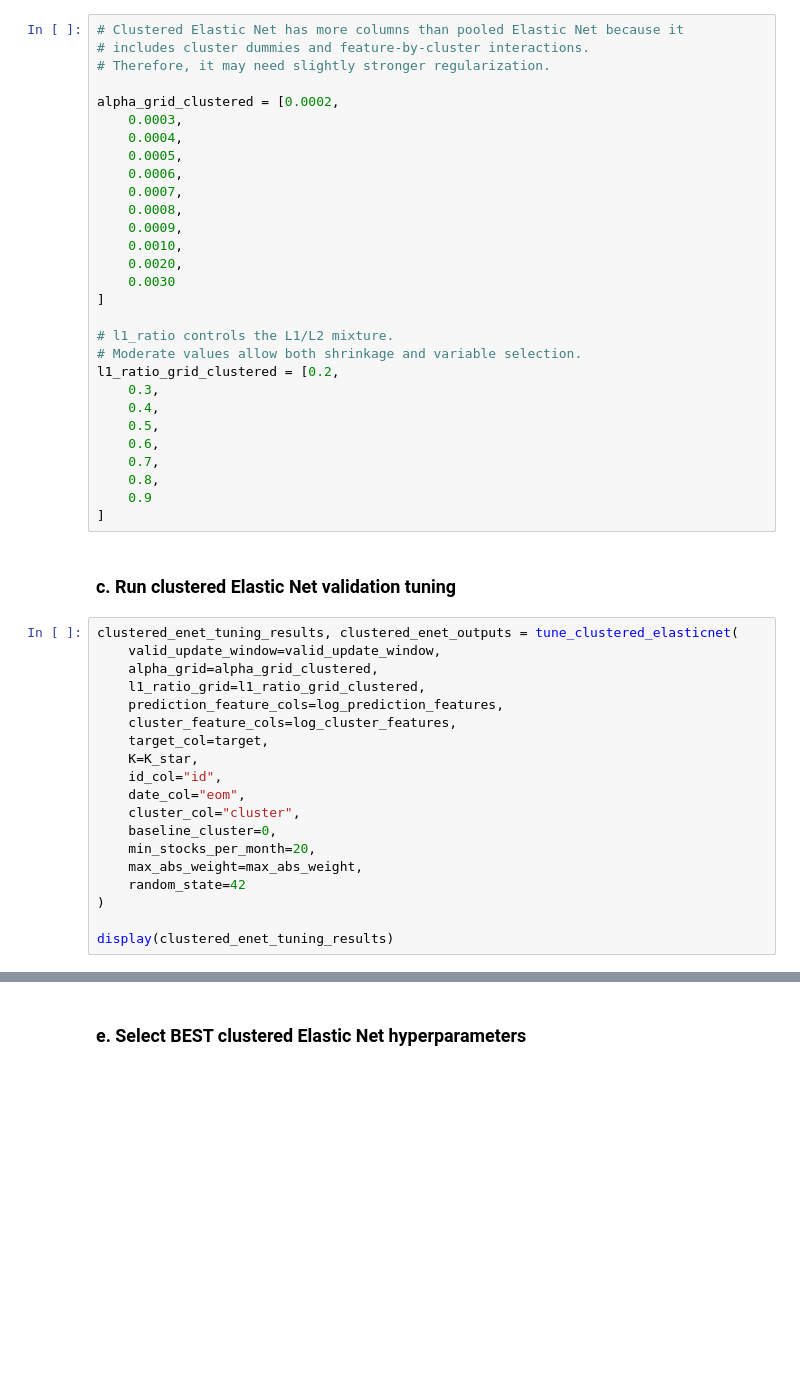
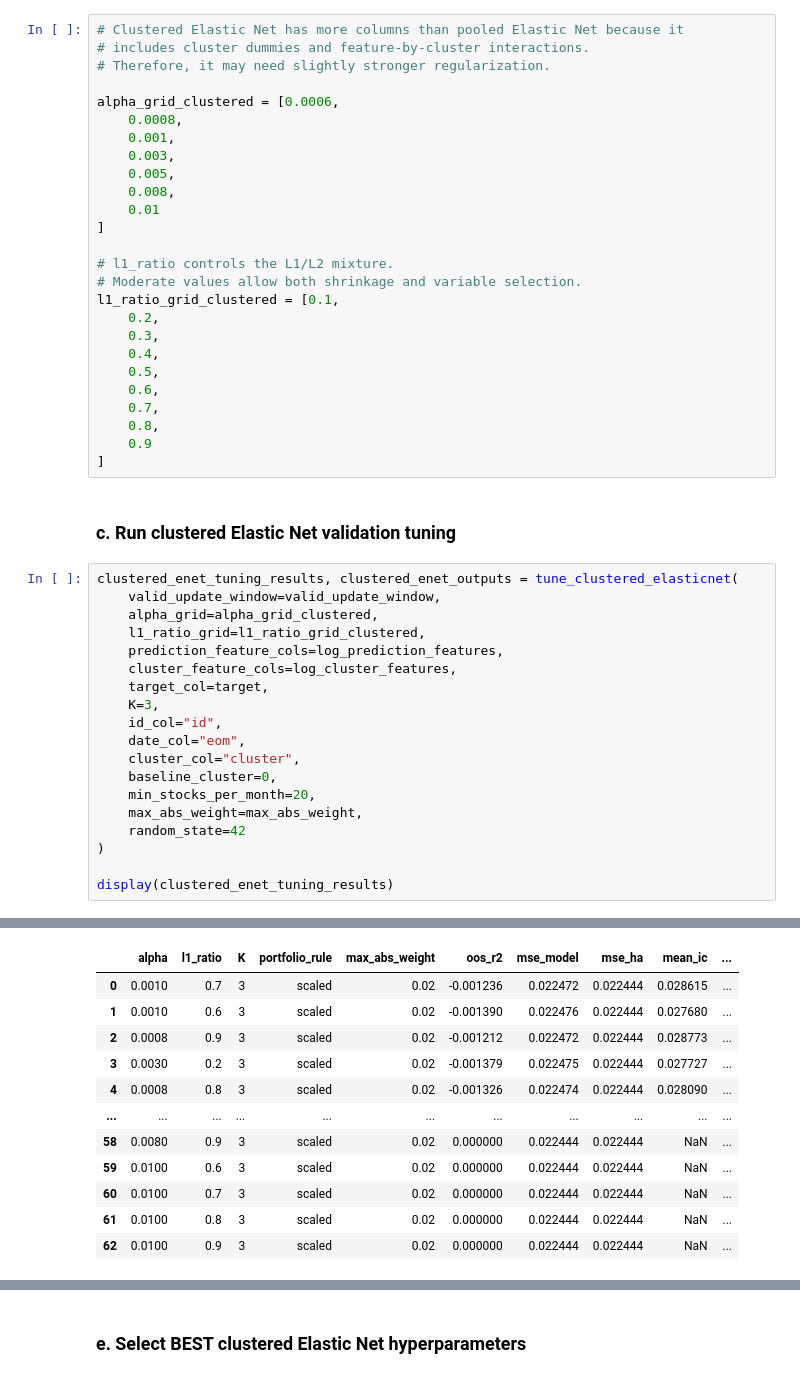
Before and after one commit to JackyJacky1029/FINA-4713-Group-9-Project, a Jupyter notebook: jkp_project.ipynb, the cells around one changed output, grey strips where cells are left out. Cells and saved outputs as stored; diff of their text form; blank space fills up the shorter version.

```diff
--- a/jkp_project.ipynb
+++ b/jkp_project.ipynb
@@ -2892,22 +2936,19 @@ def tune_clustered_elasticnet(
 # includes cluster dummies and feature-by-cluster interactions.
 # Therefore, it may need slightly stronger regularization.
 
-alpha_grid_clustered = [0.0002,
-    0.0003,
-    0.0004,
-    0.0005,
-    0.0006,
-    0.0007,
+alpha_grid_clustered = [0.0006,
     0.0008,
-    0.0009,
-    0.0010,
-    0.0020,
-    0.0030
+    0.001,
+    0.003,
+    0.005,
+    0.008,
+    0.01
 ]
 
 # l1_ratio controls the L1/L2 mixture.
 # Moderate values allow both shrinkage and variable selection.
-l1_ratio_grid_clustered = [0.2,
+l1_ratio_grid_clustered = [0.1,
+    0.2,
     0.3,
     0.4,
     0.5,
@@ -2926,7 +2967,7 @@ clustered_enet_tuning_results, clustered_enet_outputs = tune_clustered_elasticne
     prediction_feature_cols=log_prediction_features,
     cluster_feature_cols=log_cluster_features,
     target_col=target,
-    K=K_star,
+    K=3,
     id_col="id",
     date_col="eom",
     cluster_col="cluster",
@@ -2937,3 +2978,4 @@ clustered_enet_tuning_results, clustered_enet_outputs = tune_clustered_elasticne
 )
 
 display(clustered_enet_tuning_results)
+# %% [output]
@@ -2939,0 +2999,12 @@ display(clustered_enet_tuning_results)
+|  | alpha | l1_ratio | K | portfolio_rule | max_abs_weight | oos_r2 | mse_model | mse_ha | mean_ic | ... |
+| 0 | 0.0010 | 0.7 | 3 | scaled | 0.02 | -0.001236 | 0.022472 | 0.022444 | 0.028615 | ... |
+| 1 | 0.0010 | 0.6 | 3 | scaled | 0.02 | -0.001390 | 0.022476 | 0.022444 | 0.027680 | ... |
+| 2 | 0.0008 | 0.9 | 3 | scaled | 0.02 | -0.001212 | 0.022472 | 0.022444 | 0.028773 | ... |
+| 3 | 0.0030 | 0.2 | 3 | scaled | 0.02 | -0.001379 | 0.022475 | 0.022444 | 0.027727 | ... |
+| 4 | 0.0008 | 0.8 | 3 | scaled | 0.02 | -0.001326 | 0.022474 | 0.022444 | 0.028090 | ... |
+| ... | ... | ... | ... | ... | ... | ... | ... | ... | ... | ... |
+| 58 | 0.0080 | 0.9 | 3 | scaled | 0.02 | 0.000000 | 0.022444 | 0.022444 | NaN | ... |
+| 59 | 0.0100 | 0.6 | 3 | scaled | 0.02 | 0.000000 | 0.022444 | 0.022444 | NaN | ... |
+| 60 | 0.0100 | 0.7 | 3 | scaled | 0.02 | 0.000000 | 0.022444 | 0.022444 | NaN | ... |
+| 61 | 0.0100 | 0.8 | 3 | scaled | 0.02 | 0.000000 | 0.022444 | 0.022444 | NaN | ... |
+| 62 | 0.0100 | 0.9 | 3 | scaled | 0.02 | 0.000000 | 0.022444 | 0.022444 | NaN | ... |
```
Also changed, not shown: parts of 8 cells of this notebook.
